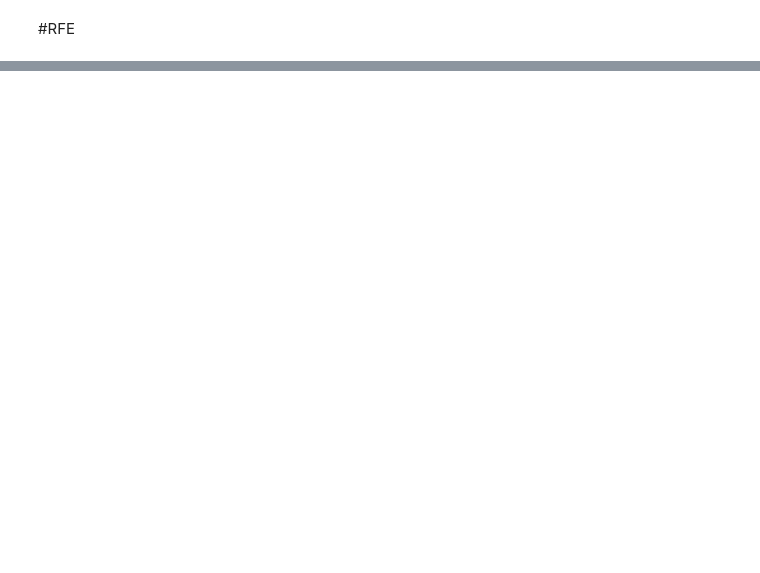
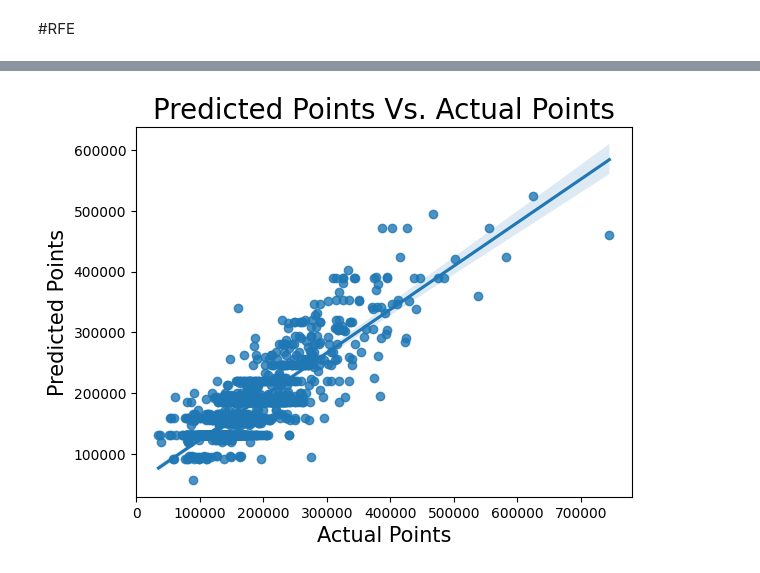
Before and after one commit to chitra-psg/house_price_prediction, a Jupyter notebook: house_pricing.ipynb, the cells around one changed output, grey strips where cells are left out. Drawn from its saved outputs; the diff is of its cells as text; code cells hidden in the pictures; blank space fills up the shorter version.

```diff
--- a/house_pricing.ipynb
+++ b/house_pricing.ipynb
@@ -623,0 +1118,9 @@ lm.params
+# %%
+# Plot the predicted value against Actual data
+sns.regplot(x=y_train, y=y_train_price )
+plt.title('Predicted Points Vs. Actual Points', fontdict={'fontsize': 20})
+plt.xlabel('Actual Points', fontdict={'fontsize': 15})
+plt.ylabel('Predicted Points', fontdict={'fontsize': 15})
+plt.show()
+# %% [output]
+[figure, added]
```
Also changed, not shown: parts of 43 cells of this notebook.
